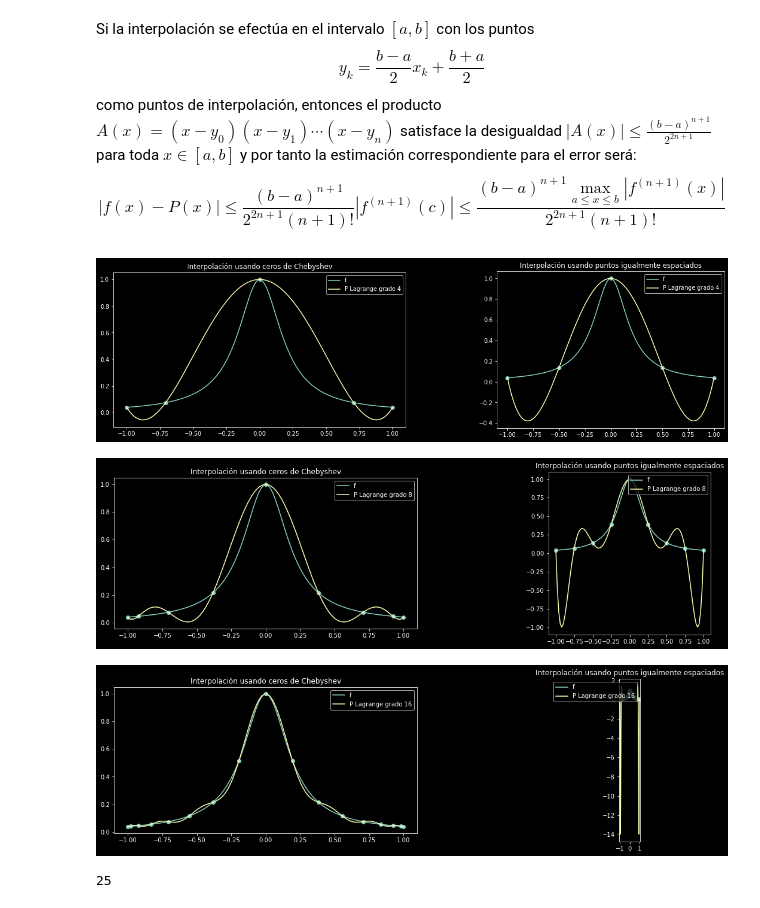
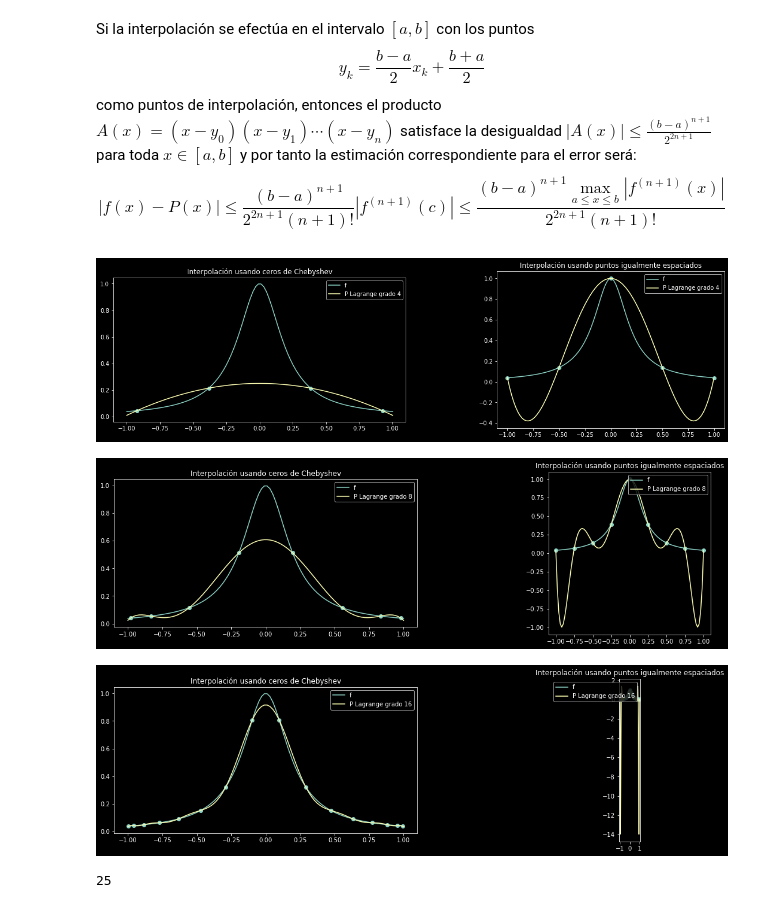
Before and after one commit to YuberHernany/algoritmos, a Jupyter notebook: aproxima_por_polinomios/interpola.ipynb, the cells around one changed output. Drawn from its saved outputs; the diff is of its cells as text; code cells hidden in the pictures.

Commit message:
corrección sobre zerosdeChebyshev en interpolación

```diff
--- a/aproxima_por_polinomios/interpola.ipynb
+++ b/aproxima_por_polinomios/interpola.ipynb
@@ -234,38 +234,38 @@ $$|f(x) - P(x)| \leq \frac{(b-a) ^{n+1} }{2 ^{2n+1} (n+1)! } |f ^{(n+1)}(c) | \l
 # %%
 # comparación gráfica entre interpolaLagrange e interpolación usando ceros de Chebyshev
 def compara(n):
-    X = extremosChebyshev(-1, 1, n)
+    X = zerosChebyshev(n, a=-1, b=1)
     Xreg = np.linspace(-1, 1, n+1)
     f = sy.lambdify(x, 1/(1+25 * x**2), "numpy")
     Y, Yreg = f(X), f(Xreg)
     dom = np.linspace(-1, 1, 100)
     P = interpolaLagrangeFunc(X, Y)
     Preg = interpolaLagrangeFunc(Xreg, Yreg)
 
     fig, ax = plt.subplots(1,2, figsize=(20,5))
     plt.subplot(121)
     ax = plt.gca()
     ax.set_aspect('equal')
     plt.plot(dom, f(dom), label="f")
     plt.plot(dom, P(dom), label=f"P Lagrange grado {n}")
     plt.scatter(X, f(X))
     plt.legend(loc="upper right")
     plt.title("Interpolación usando ceros de Chebyshev")
     plt.subplot(122)
     ax = plt.gca()
     ax.set_aspect('equal')
     plt.plot(dom, f(dom), label="f")
     plt.plot(dom, Preg(dom), label=f"P Lagrange grado {n}")
     plt.scatter(Xreg, f(Xreg))
     plt.legend(loc="upper right")
     plt.title("Interpolación usando puntos igualmente espaciados")
     plt.show()
 for n in [2**k for k in range(2, 5)]:
     compara(n)
 # %% [output]
-[figure, old version]
+[figure, new version]
-[figure, old version]
+[figure, new version]
-[figure, old version]
+[figure, new version]
 # %%
 # estimación de error cometido en la interpolación
 import sympy as sy
```
Also changed, not shown: parts of 1 cell of this notebook.
